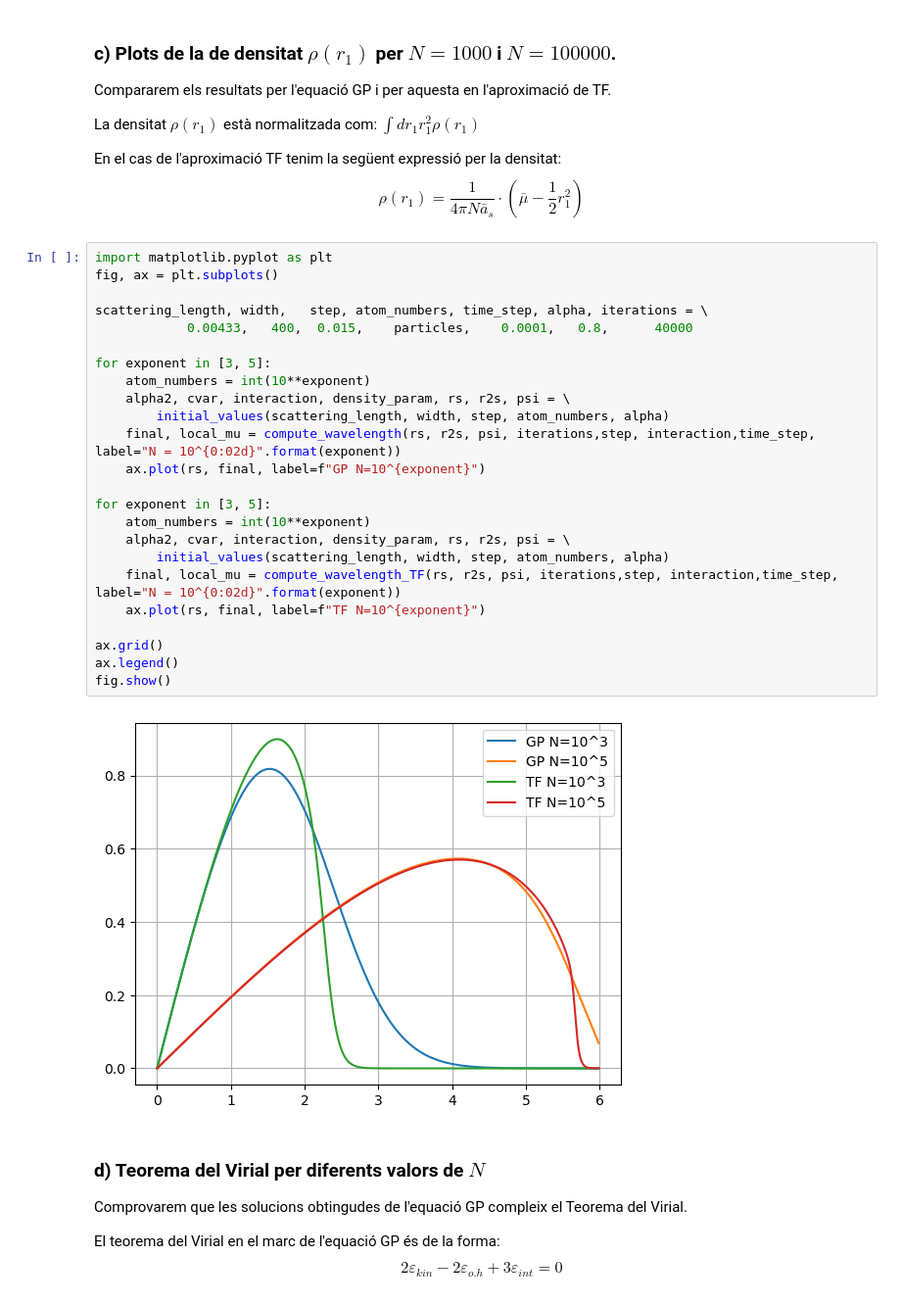
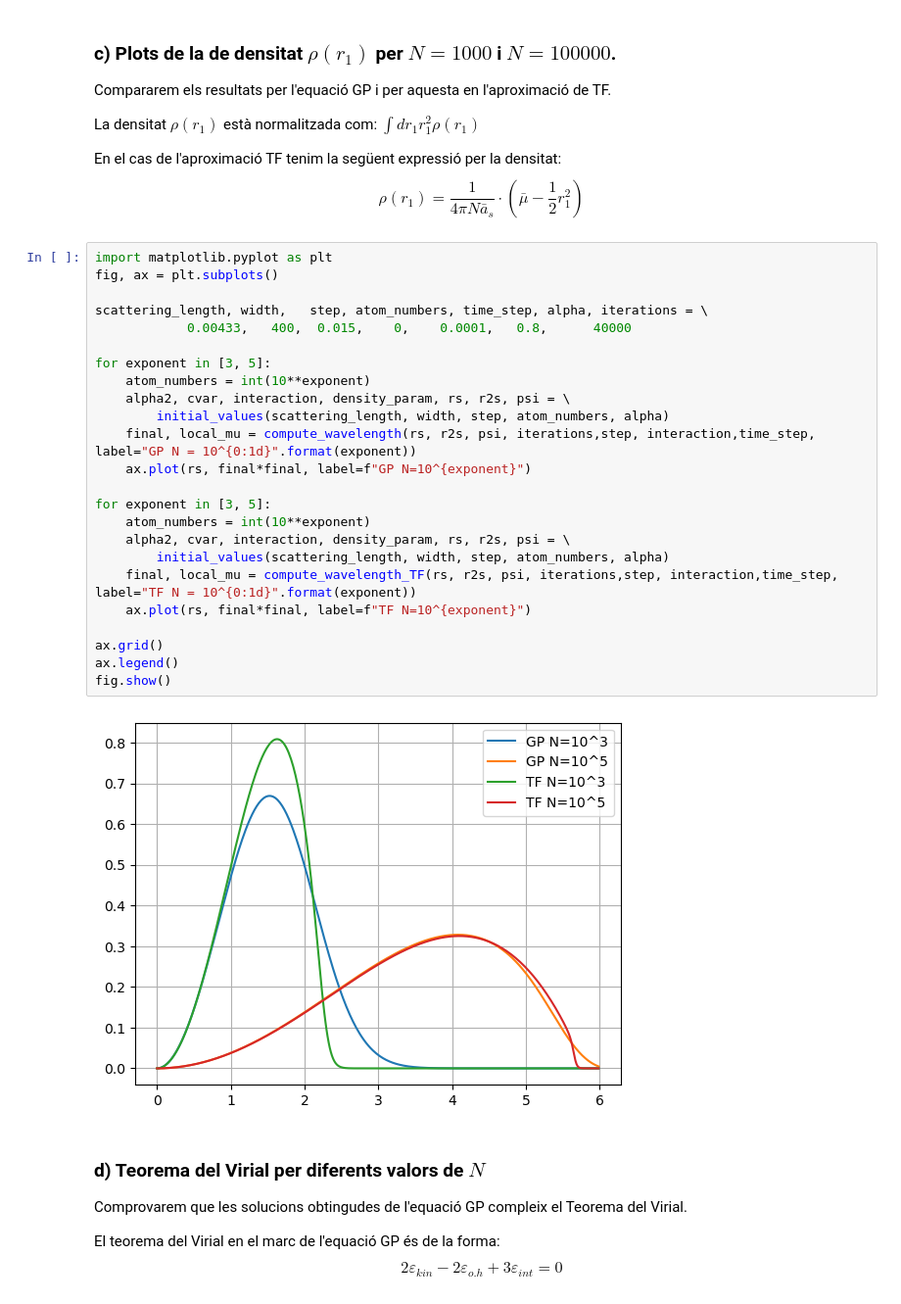
Before and after one commit to AdriRed/entrega-mqn, a Jupyter notebook: entrega_22abril.ipynb, the cells around one changed output. Shown: that part at 98% size. Saved outputs shown, nothing was run; the diff lists cells and outputs as text.

Commit message:
added graphs for density

```diff
--- a/entrega_22abril.ipynb
+++ b/entrega_22abril.ipynb
@@ -280,29 +280,29 @@ $$
 # %%
 import matplotlib.pyplot as plt
 fig, ax = plt.subplots()
 
 scattering_length, width,   step, atom_numbers, time_step, alpha, iterations = \
-            0.00433,   400,  0.015,    particles,    0.0001,   0.8,      40000
+            0.00433,   400,  0.015,    0,    0.0001,   0.8,      40000
 
 for exponent in [3, 5]:
     atom_numbers = int(10**exponent)
     alpha2, cvar, interaction, density_param, rs, r2s, psi = \
         initial_values(scattering_length, width, step, atom_numbers, alpha)
-    final, local_mu = compute_wavelength(rs, r2s, psi, iterations,step, interaction,time_step, label="N = 10^{0:02d}".format(exponent))
-    ax.plot(rs, final, label=f"GP N=10^{exponent}")
+    final, local_mu = compute_wavelength(rs, r2s, psi, iterations,step, interaction,time_step, label="GP N = 10^{0:1d}".format(exponent))
+    ax.plot(rs, final*final, label=f"GP N=10^{exponent}")
 
 for exponent in [3, 5]:
     atom_numbers = int(10**exponent)
     alpha2, cvar, interaction, density_param, rs, r2s, psi = \
         initial_values(scattering_length, width, step, atom_numbers, alpha)
-    final, local_mu = compute_wavelength_TF(rs, r2s, psi, iterations,step, interaction,time_step, label="N = 10^{0:02d}".format(exponent))
-    ax.plot(rs, final, label=f"TF N=10^{exponent}")
+    final, local_mu = compute_wavelength_TF(rs, r2s, psi, iterations,step, interaction,time_step, label="TF N = 10^{0:1d}".format(exponent))
+    ax.plot(rs, final*final, label=f"TF N=10^{exponent}")
 
 ax.grid()
 ax.legend()
 fig.show()
 # %% [output]
-[figure, old version]
+[figure, new version]
 # %% [markdown]
 ### d) Teorema del Virial per diferents valors de $N$
 
```
